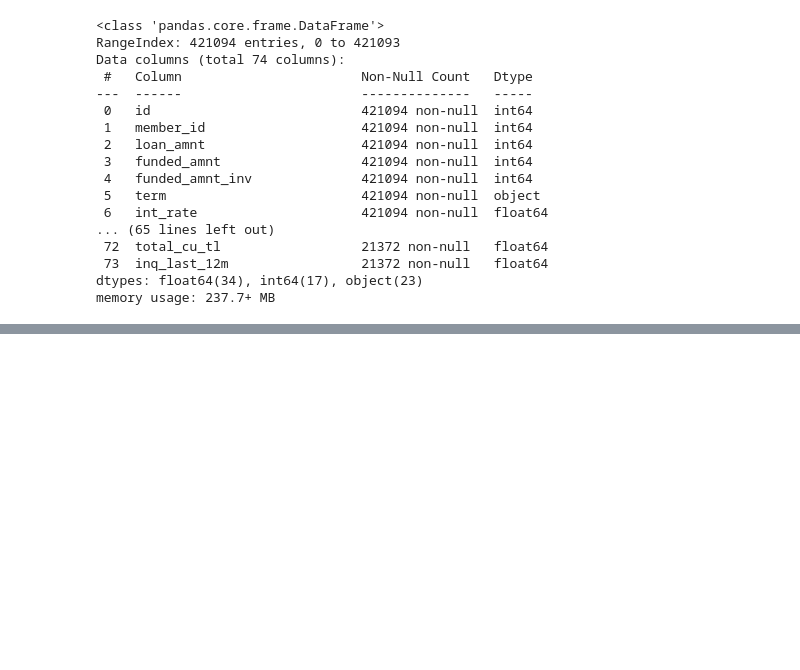
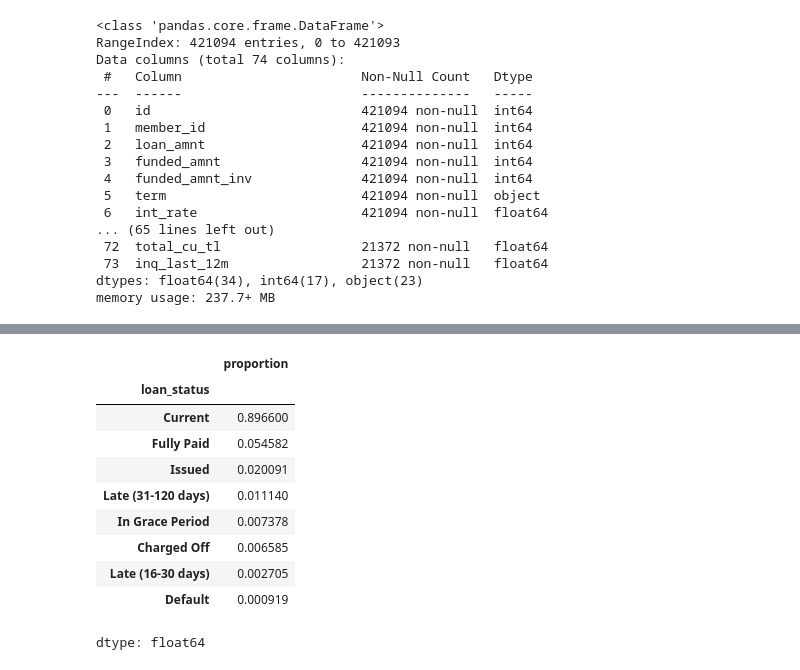
Before and after one commit to SharathkumaraKR/Credit-Risk-Model, a Jupyter notebook: Credit_Risk_Model_(Kaggle).ipynb, the cells around one changed output, grey strips where cells are left out. Drawn from its saved outputs; the diff is of its cells as text; code cells hidden in the pictures; blank space fills up the shorter version.

```diff
--- a/Credit_Risk_Model_(Kaggle).ipynb
+++ b/Credit_Risk_Model_(Kaggle).ipynb
@@ -92,0 +157,15 @@ files.download("merged_df.xlsx")
+# %%
+# explore the unique values in loan_status column
+loan_data['loan_status'].value_counts(normalize = True)
+# %% [output]
+|  | proportion |
+| loan_status |  |
+| Current | 0.896600 |
+| Fully Paid | 0.054582 |
+| Issued | 0.020091 |
+| Late (31-120 days) | 0.011140 |
+| In Grace Period | 0.007378 |
+| Charged Off | 0.006585 |
+| Late (16-30 days) | 0.002705 |
+| Default | 0.000919 |
+dtype: float64
```
Also changed, not shown: parts of 13 cells of this notebook.
